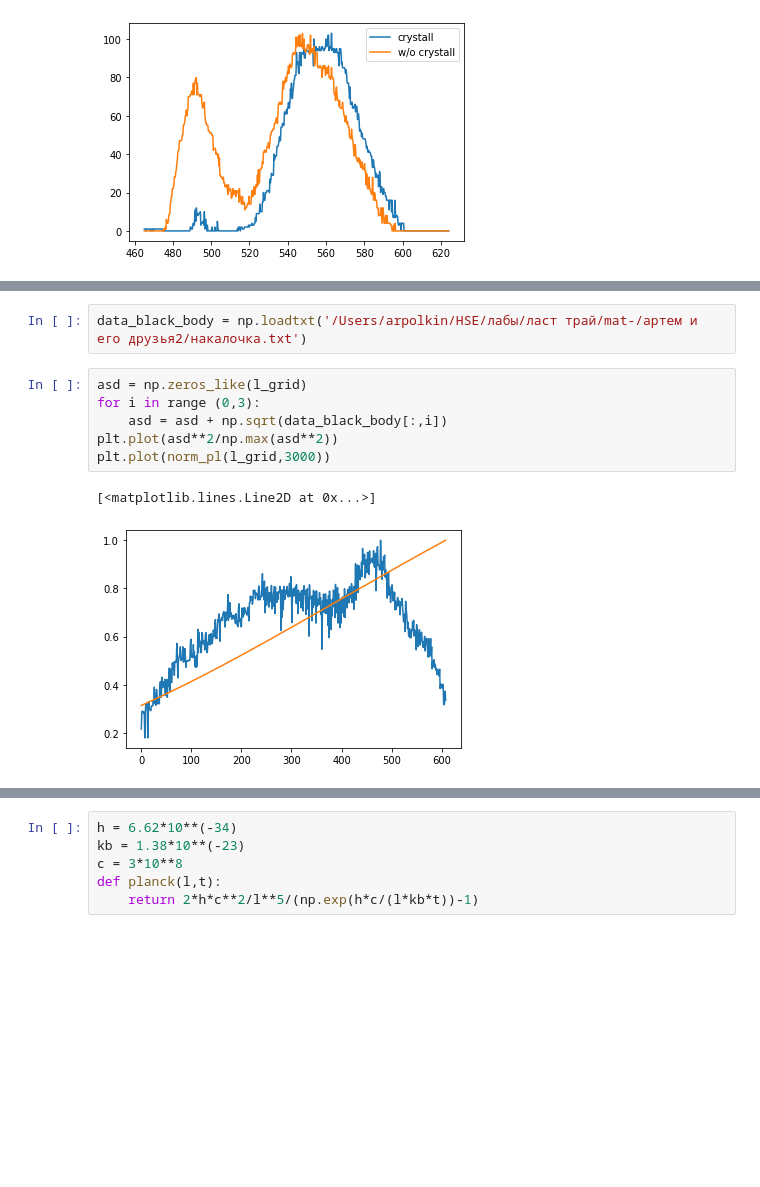
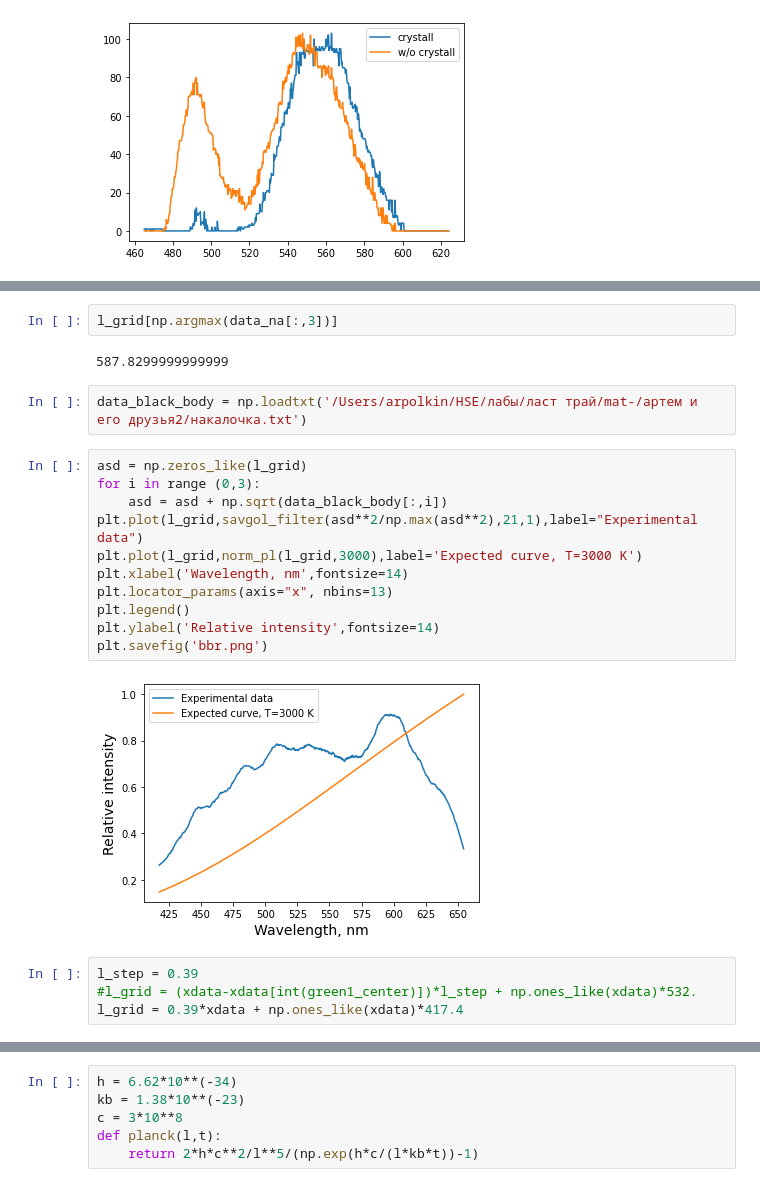
Before and after one commit to arpolkin/mat-, a Jupyter notebook: артем и его друзья2/laba3.ipynb, the cells around one changed output, grey strips where cells are left out. Cells and saved outputs as stored; diff of their text form; blank space fills up the shorter version.

```diff
--- a/артем и его друзья2/laba3.ipynb
+++ b/артем и его друзья2/laba3.ipynb
@@ -267,11 +335,23 @@ plt.show()
+# %%
+l_grid[np.argmax(data_na[:,3])]
+# %% [output]
+587.8299999999999
 # %%
 data_black_body = np.loadtxt('/Users/arpolkin/HSE/лабы/ласт трай/mat-/артем и его друзья2/накалочка.txt')
 # %%
 asd = np.zeros_like(l_grid)
 for i in range (0,3):
     asd = asd + np.sqrt(data_black_body[:,i])
-plt.plot(asd**2/np.max(asd**2))
-plt.plot(norm_pl(l_grid,3000))
+plt.plot(l_grid,savgol_filter(asd**2/np.max(asd**2),21,1),label="Experimental data")
+plt.plot(l_grid,norm_pl(l_grid,3000),label='Expected curve, T=3000 K')
+plt.xlabel('Wavelength, nm',fontsize=14)
+plt.locator_params(axis="x", nbins=13)
+plt.legend()
+plt.ylabel('Relative intensity',fontsize=14)
+plt.savefig('bbr.png')
 # %% [output]
-[<matplotlib.lines.Line2D at 0x...>]
-[figure, old version]
+[figure, new version]
+# %%
+l_step = 0.39
+#l_grid = (xdata-xdata[int(green1_center)])*l_step + np.ones_like(xdata)*532.
+l_grid = 0.39*xdata + np.ones_like(xdata)*417.4
```
Also changed, not shown: parts of 31 cells of this notebook, 14 other files.
